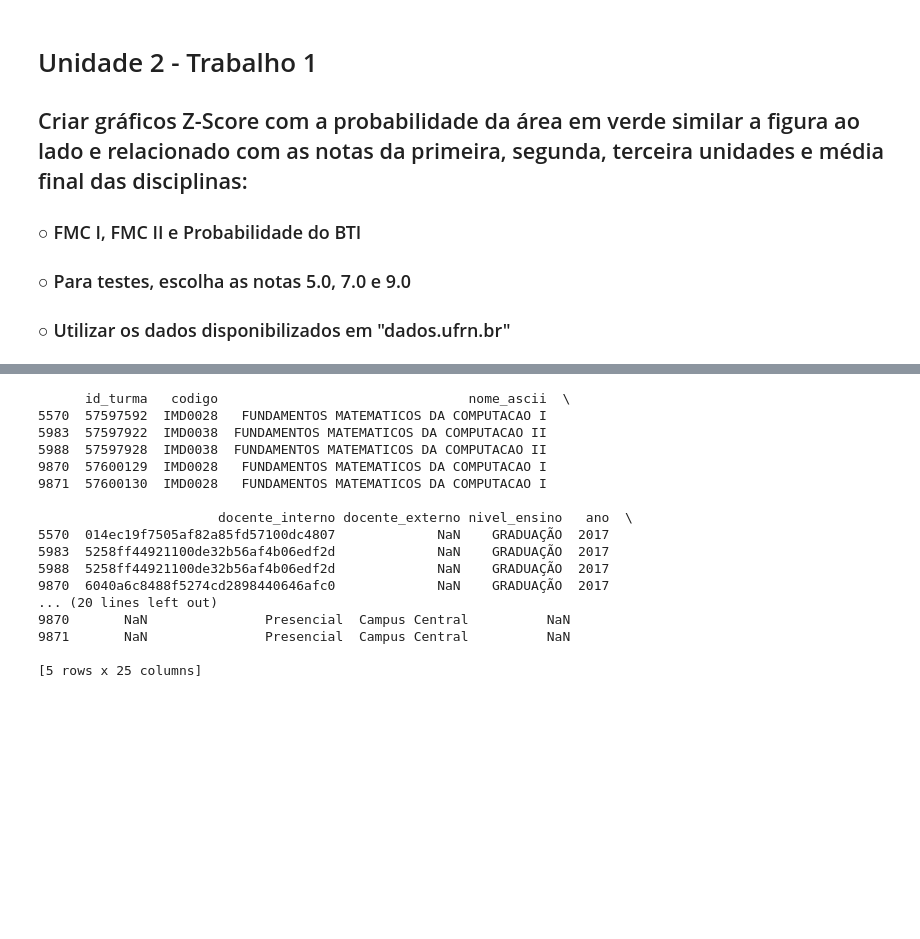
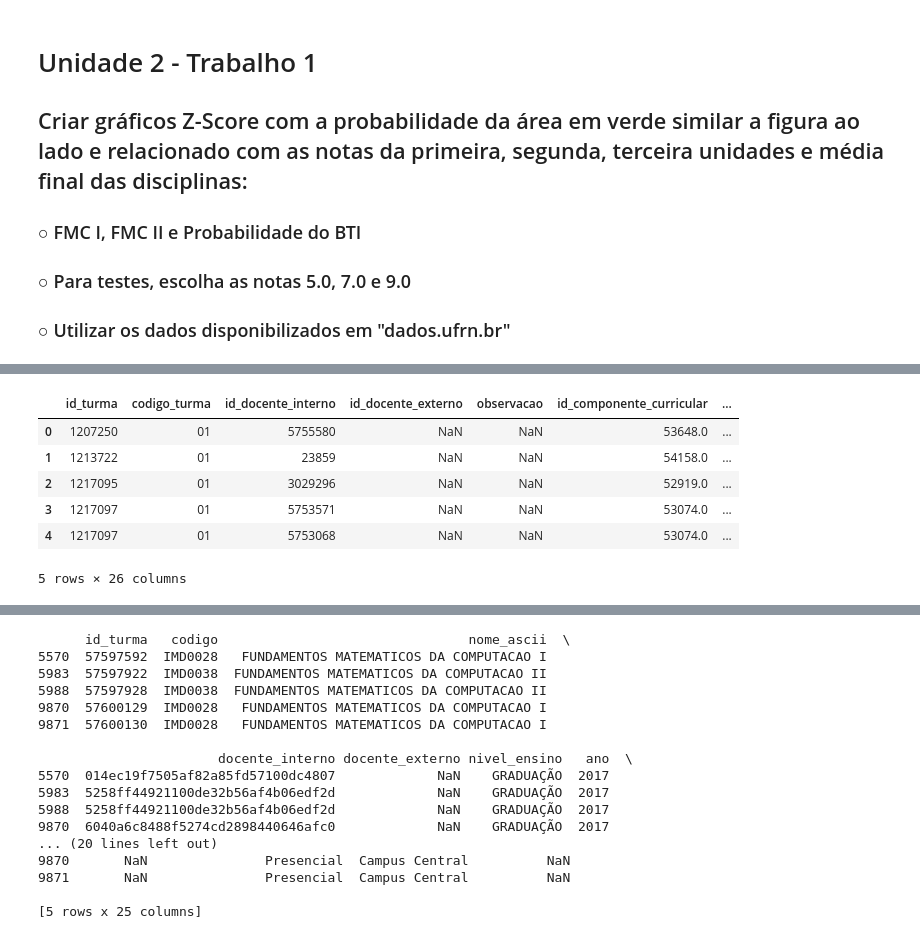
Before and after one commit to paulalps/Probabilidade, a Jupyter notebook: Unidade 2 - Trabalho 1/Trabalho 1.ipynb, the cells around one changed output, grey strips where cells are left out. Cells and saved outputs as stored; diff of their text form; code cells hidden in the pictures; blank space fills up the shorter version.

```diff
--- a/Unidade 2 - Trabalho 1/Trabalho 1.ipynb
+++ b/Unidade 2 - Trabalho 1/Trabalho 1.ipynb
@@ -7,0 +86,10 @@
+# %%
+turmas2014_2.head()
+# %% [output]
+|  | id_turma | codigo_turma | id_docente_interno | id_docente_externo | observacao | id_componente_curricular | ... |
+| 0 | 1207250 | 01 | 5755580 | NaN | NaN | 53648.0 | ... |
+| 1 | 1213722 | 01 | 23859 | NaN | NaN | 54158.0 | ... |
+| 2 | 1217095 | 01 | 3029296 | NaN | NaN | 52919.0 | ... |
+| 3 | 1217097 | 01 | 5753571 | NaN | NaN | 53074.0 | ... |
+| 4 | 1217097 | 01 | 5753068 | NaN | NaN | 53074.0 | ... |
+5 rows × 26 columns
```
Also changed, not shown: parts of 8 cells of this notebook.
